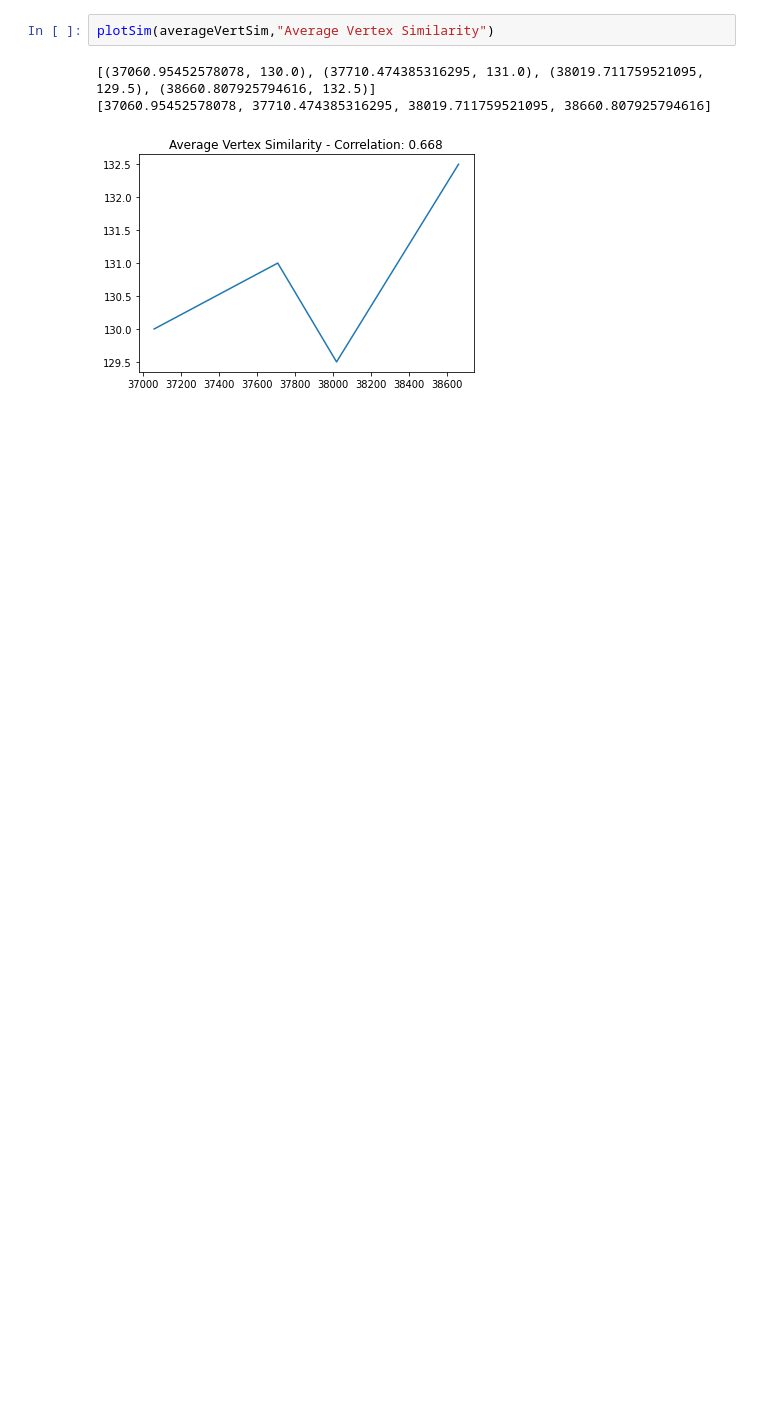
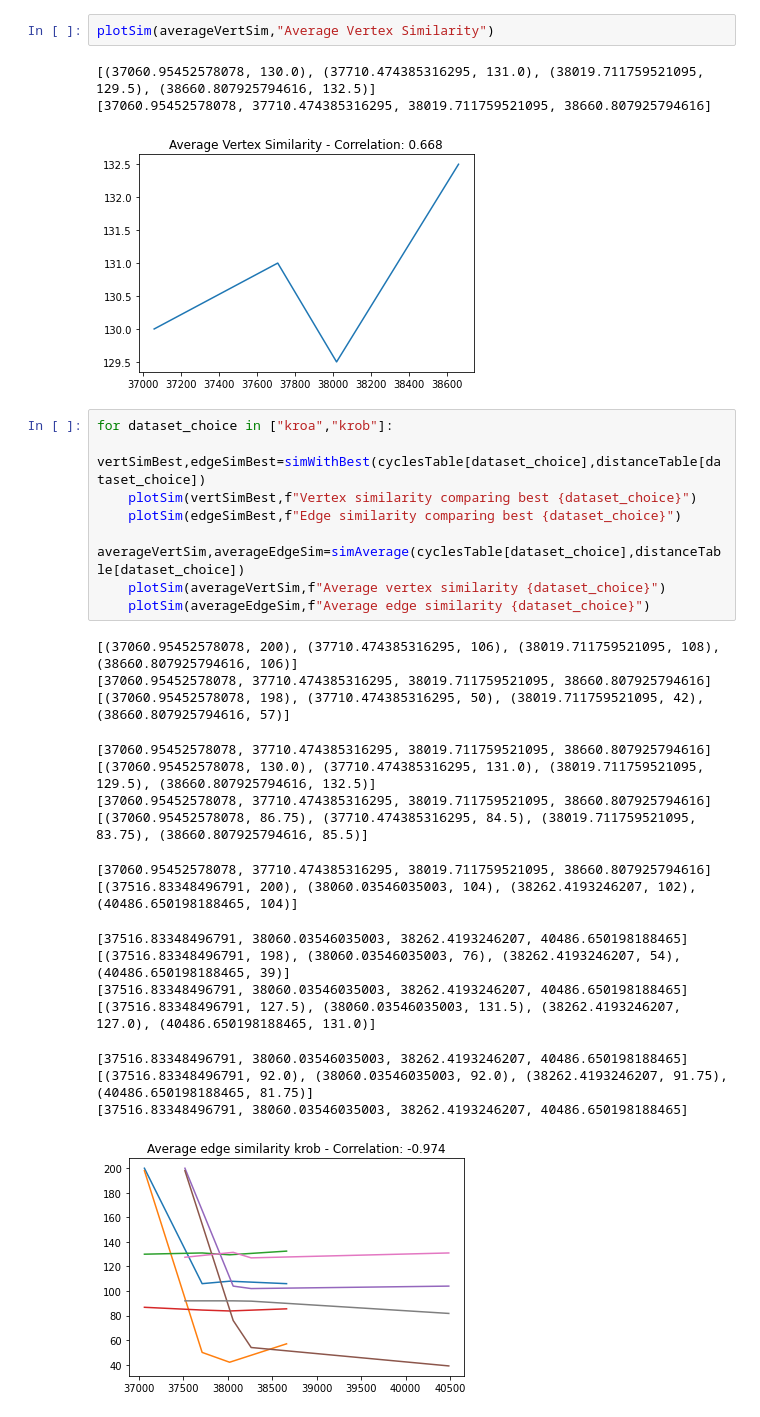
Before and after one commit to mikolaj-sienkiewicz/PP_Inteligente_Metody_Optymalizacji, a Jupyter notebook: Lab6/Lab6.ipynb, the cells around one changed output. Cells and saved outputs as stored; diff of their text form; blank space fills up the shorter version.

```diff
--- a/Lab6/Lab6.ipynb
+++ b/Lab6/Lab6.ipynb
@@ -382,3 +382,29 @@ plotSim(averageVertSim,"Average Vertex Similarity")
 [(37060.95452578078, 130.0), (37710.474385316295, 131.0), (38019.711759521095, 129.5), (38660.807925794616, 132.5)]
 [37060.95452578078, 37710.474385316295, 38019.711759521095, 38660.807925794616]
 [figure]
+# %%
+for dataset_choice in ["kroa","krob"]:
+    vertSimBest,edgeSimBest=simWithBest(cyclesTable[dataset_choice],distanceTable[dataset_choice])
+    plotSim(vertSimBest,f"Vertex similarity comparing best {dataset_choice}")
+    plotSim(edgeSimBest,f"Edge similarity comparing best {dataset_choice}")
+    averageVertSim,averageEdgeSim=simAverage(cyclesTable[dataset_choice],distanceTable[dataset_choice])
+    plotSim(averageVertSim,f"Average vertex similarity {dataset_choice}")
+    plotSim(averageEdgeSim,f"Average edge similarity {dataset_choice}")
+# %% [output]
+[(37060.95452578078, 200), (37710.474385316295, 106), (38019.711759521095, 108), (38660.807925794616, 106)]
+[37060.95452578078, 37710.474385316295, 38019.711759521095, 38660.807925794616]
+[(37060.95452578078, 198), (37710.474385316295, 50), (38019.711759521095, 42), (38660.807925794616, 57)]
+[37060.95452578078, 37710.474385316295, 38019.711759521095, 38660.807925794616]
+[(37060.95452578078, 130.0), (37710.474385316295, 131.0), (38019.711759521095, 129.5), (38660.807925794616, 132.5)]
+[37060.95452578078, 37710.474385316295, 38019.711759521095, 38660.807925794616]
+[(37060.95452578078, 86.75), (37710.474385316295, 84.5), (38019.711759521095, 83.75), (38660.807925794616, 85.5)]
+[37060.95452578078, 37710.474385316295, 38019.711759521095, 38660.807925794616]
+[(37516.83348496791, 200), (38060.03546035003, 104), (38262.4193246207, 102), (40486.650198188465, 104)]
+[37516.83348496791, 38060.03546035003, 38262.4193246207, 40486.650198188465]
+[(37516.83348496791, 198), (38060.03546035003, 76), (38262.4193246207, 54), (40486.650198188465, 39)]
+[37516.83348496791, 38060.03546035003, 38262.4193246207, 40486.650198188465]
+[(37516.83348496791, 127.5), (38060.03546035003, 131.5), (38262.4193246207, 127.0), (40486.650198188465, 131.0)]
+[37516.83348496791, 38060.03546035003, 38262.4193246207, 40486.650198188465]
+[(37516.83348496791, 92.0), (38060.03546035003, 92.0), (38262.4193246207, 91.75), (40486.650198188465, 81.75)]
+[37516.83348496791, 38060.03546035003, 38262.4193246207, 40486.650198188465]
+[figure, added]
```
Also changed, not shown: parts of 1 cell of this notebook, 8 other files.
